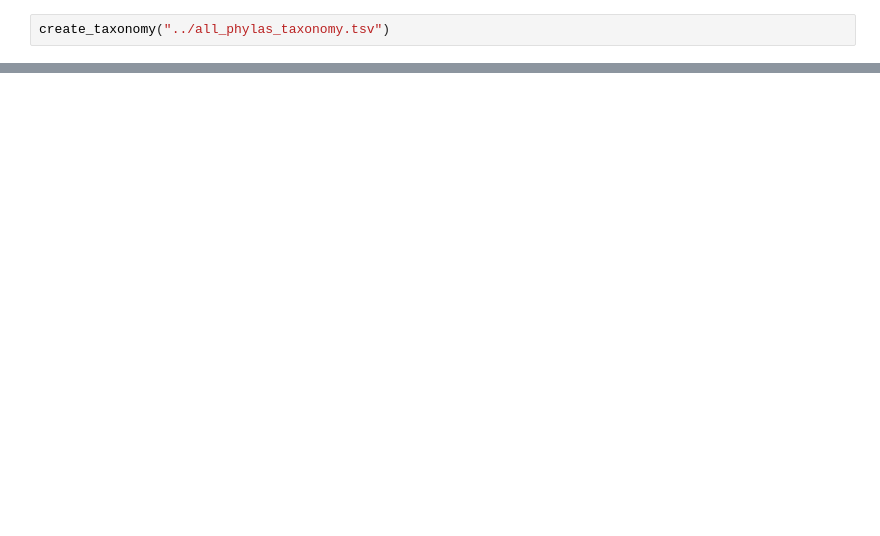
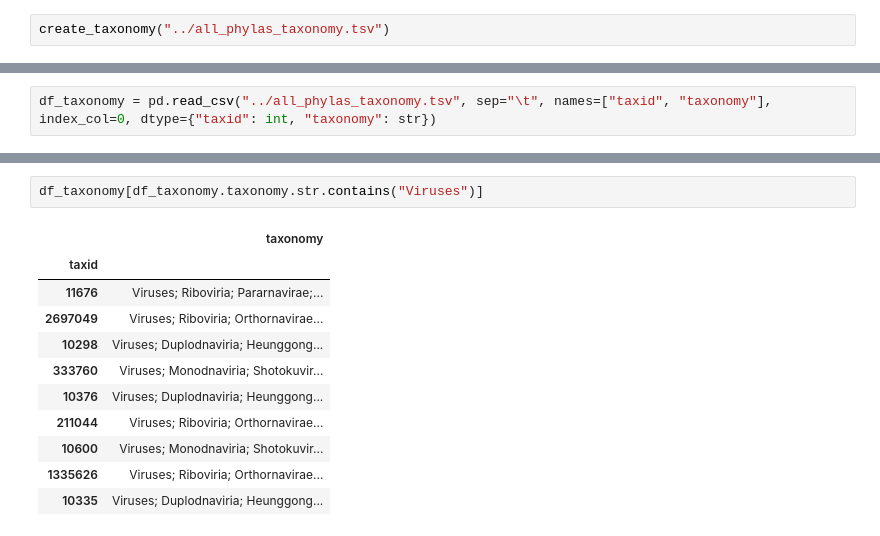
Before and after one commit to ArtemVaska/Diploma, a Jupyter notebook: Scripts/all_phylas_processing.ipynb, the cells around one changed output, grey strips where cells are left out. Drawn from its saved outputs; the diff is of its cells as text; blank space fills up the shorter version.

```diff
--- a/Scripts/all_phylas_processing.ipynb
+++ b/Scripts/all_phylas_processing.ipynb
@@ -57,0 +36,2 @@ create_taxonomy("../all_phylas_taxonomy.tsv")
+# %%
+df_taxonomy = pd.read_csv("../all_phylas_taxonomy.tsv", sep="\t", names=["taxid", "taxonomy"], index_col=0, dtype={"taxid": int, "taxonomy": str})
@@ -57,0 +408,14 @@ create_taxonomy("../all_phylas_taxonomy.tsv")
+# %%
+df_taxonomy[df_taxonomy.taxonomy.str.contains("Viruses")]
+# %% [output]
+|  | taxonomy |
+| taxid |  |
+| 11676 | Viruses; Riboviria; Pararnavirae;... |
+| 2697049 | Viruses; Riboviria; Orthornavirae... |
+| 10298 | Viruses; Duplodnaviria; Heunggong... |
+| 333760 | Viruses; Monodnaviria; Shotokuvir... |
+| 10376 | Viruses; Duplodnaviria; Heunggong... |
+| 211044 | Viruses; Riboviria; Orthornavirae... |
+| 10600 | Viruses; Monodnaviria; Shotokuvir... |
+| 1335626 | Viruses; Riboviria; Orthornavirae... |
+| 10335 | Viruses; Duplodnaviria; Heunggong... |
```
Also changed, not shown: parts of 45 cells of this notebook.
